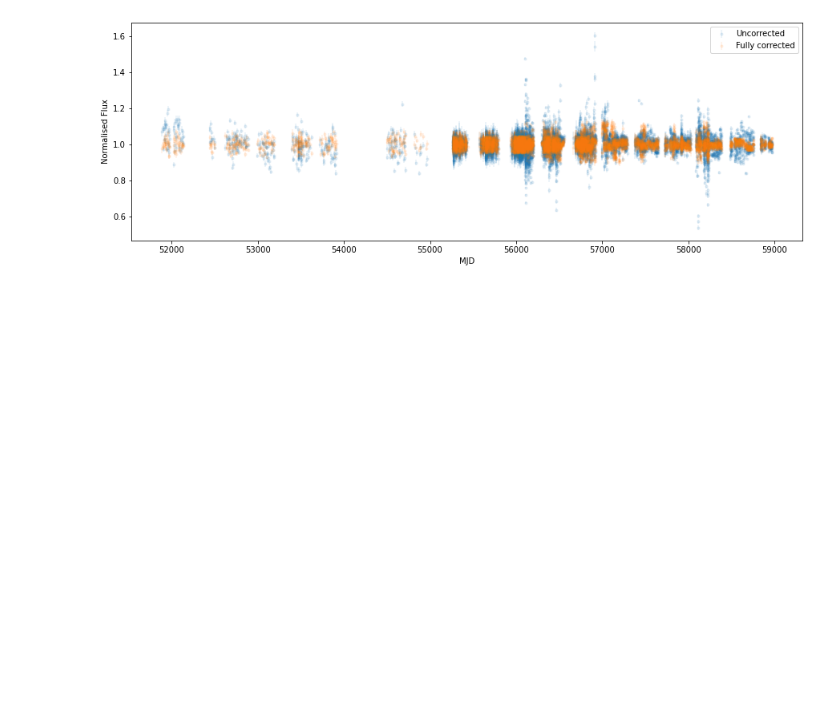
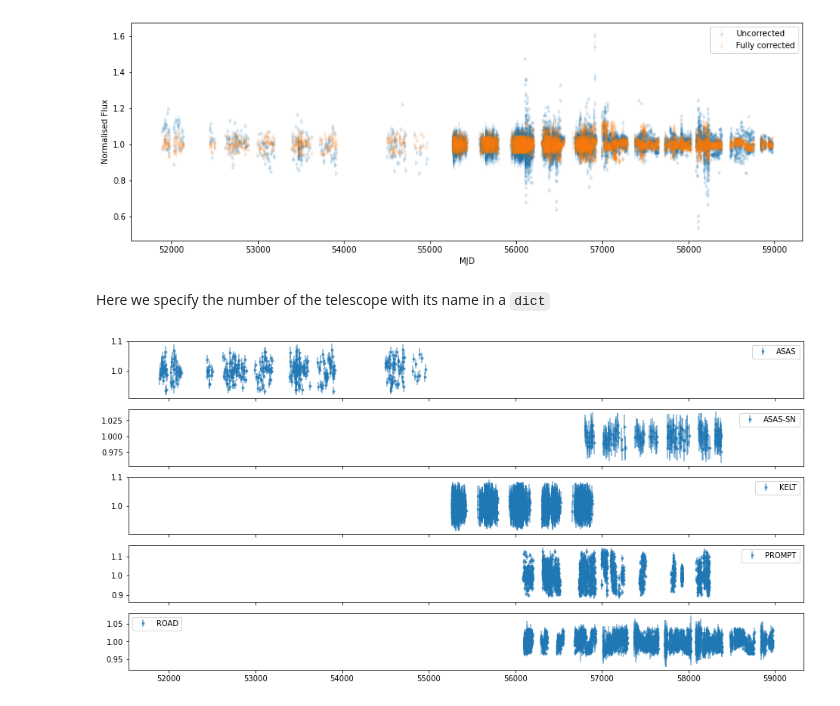
Before and after one commit to StanBarmentloo/A-search-for-transiting-companions-in-the-J1407-system, a Jupyter notebook: Data/Plotting_The_Final_Data.ipynb, the cells around one changed output. Saved outputs shown, nothing was run; the diff lists cells and outputs as text; code cells hidden in the pictures; blank space fills up the shorter version.

```diff
--- a/Data/Plotting_The_Final_Data.ipynb
+++ b/Data/Plotting_The_Final_Data.ipynb
@@ -61,3 +61,16 @@ fig.set_size_inches(15, 5)
 plt.show()
 # %% [output]
 [figure]
+# %% [markdown]
+Here we specify the number of the telescope with its name in a `dict`
+# %%
+tele = {"1":"ASAS", "2":"ASAS-SN", "3":"KELT", "4":"PROMPT", "5":"ROAD"}
+# %%
+fig, axes = plt.subplots(len(tele),1,figsize=(16,8),sharex=True)
+
+for (t,cax) in zip(tele,axes):
+    tsel = data[data['telnum']==t]
+    cax.errorbar(tsel['MJD'], tsel['fluxcorr'], yerr = tsel['fluxerr'], fmt = '.', alpha= 0.6, label = tele[t])
+    cax.legend()
+# %% [output]
+[figure, added]
```
Also changed, not shown: parts of 1 cell of this notebook, 2 other files.
